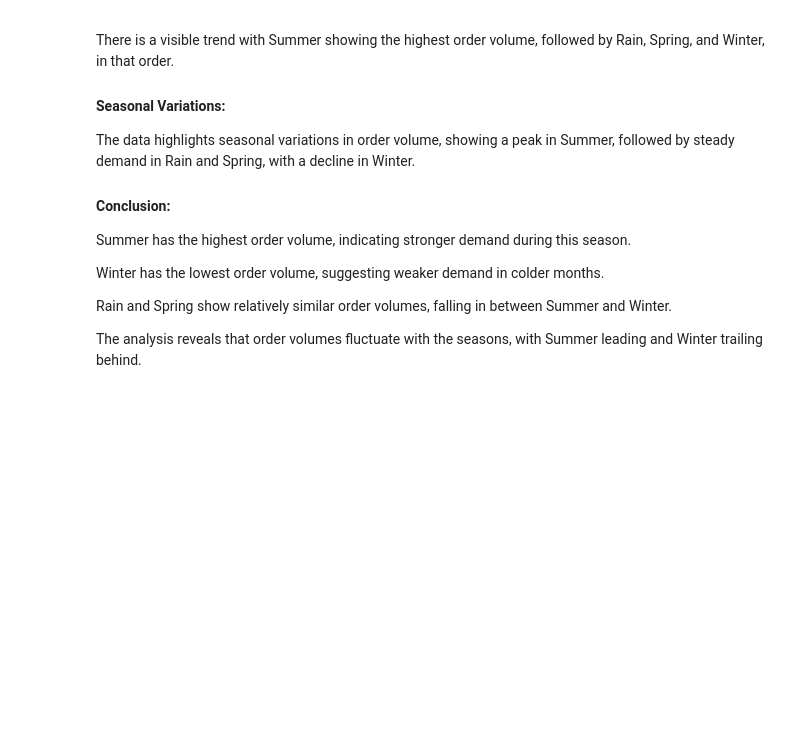
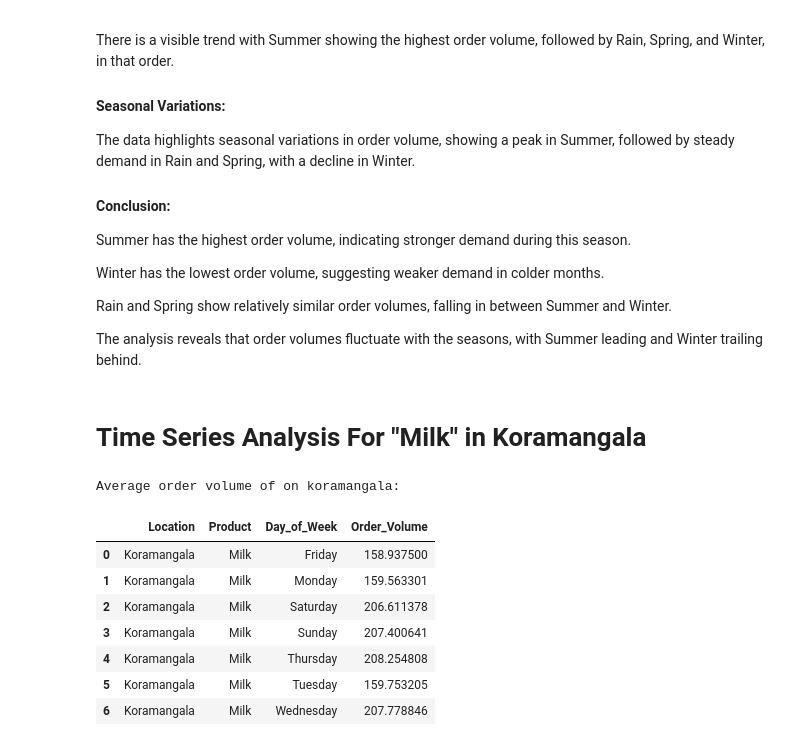
Before and after one commit to rahul8879/swiggy_demand_modelling, a Jupyter notebook: notebooks/analysis.ipynb, the cells around one changed output. Drawn from its saved outputs; the diff is of its cells as text; code cells hidden in the pictures; blank space fills up the shorter version.

```diff
--- a/notebooks/analysis.ipynb
+++ b/notebooks/analysis.ipynb
@@ -1057,3 +1053,5 @@ plt.show()
 <p>Winter has the lowest order volume, suggesting weaker demand in colder months.</p>
 <p>Rain and Spring show relatively similar order volumes, falling in between Summer and Winter.</p>
 <p>The analysis reveals that order volumes fluctuate with the seasons, with Summer leading and Winter trailing behind.</p>
+# %% [markdown]
+<h1>Time Series Analysis For "Milk" in Koramangala
@@ -1059,0 +1061,14 @@ plt.show()
+# %%
+product_location_sales=product_data.groupby(['Location','Product','Day_of_Week'])['Order_Volume'].mean().reset_index()
+print('Average order volume of on koramangala:')
+product_location_sales
+# %% [output]
+Average order volume of on koramangala:
+|  | Location | Product | Day_of_Week | Order_Volume |
+| 0 | Koramangala | Milk | Friday | 158.937500 |
+| 1 | Koramangala | Milk | Monday | 159.563301 |
+| 2 | Koramangala | Milk | Saturday | 206.611378 |
+| 3 | Koramangala | Milk | Sunday | 207.400641 |
+| 4 | Koramangala | Milk | Thursday | 208.254808 |
+| 5 | Koramangala | Milk | Tuesday | 159.753205 |
+| 6 | Koramangala | Milk | Wednesday | 207.778846 |
```
Also changed, not shown: parts of 20 cells of this notebook.
